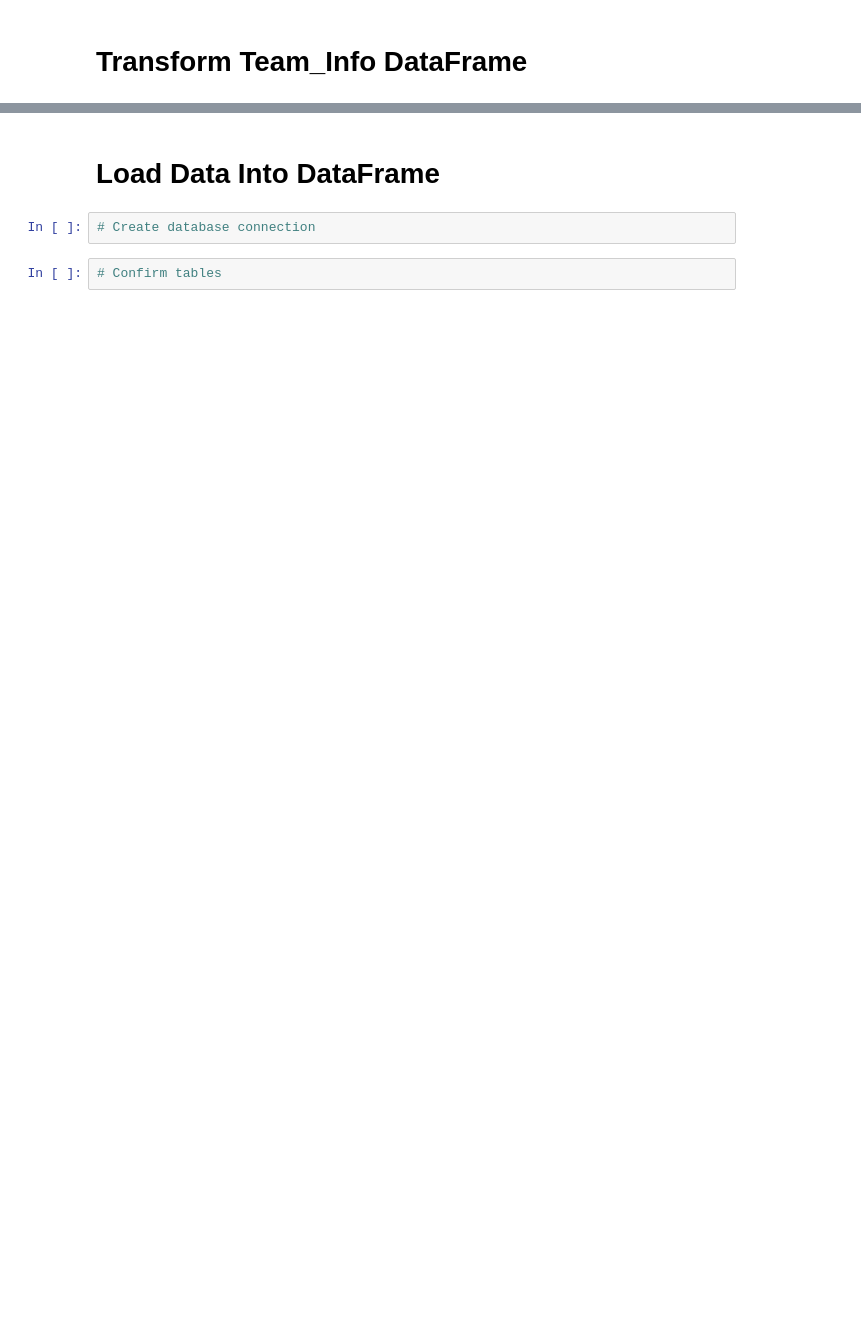
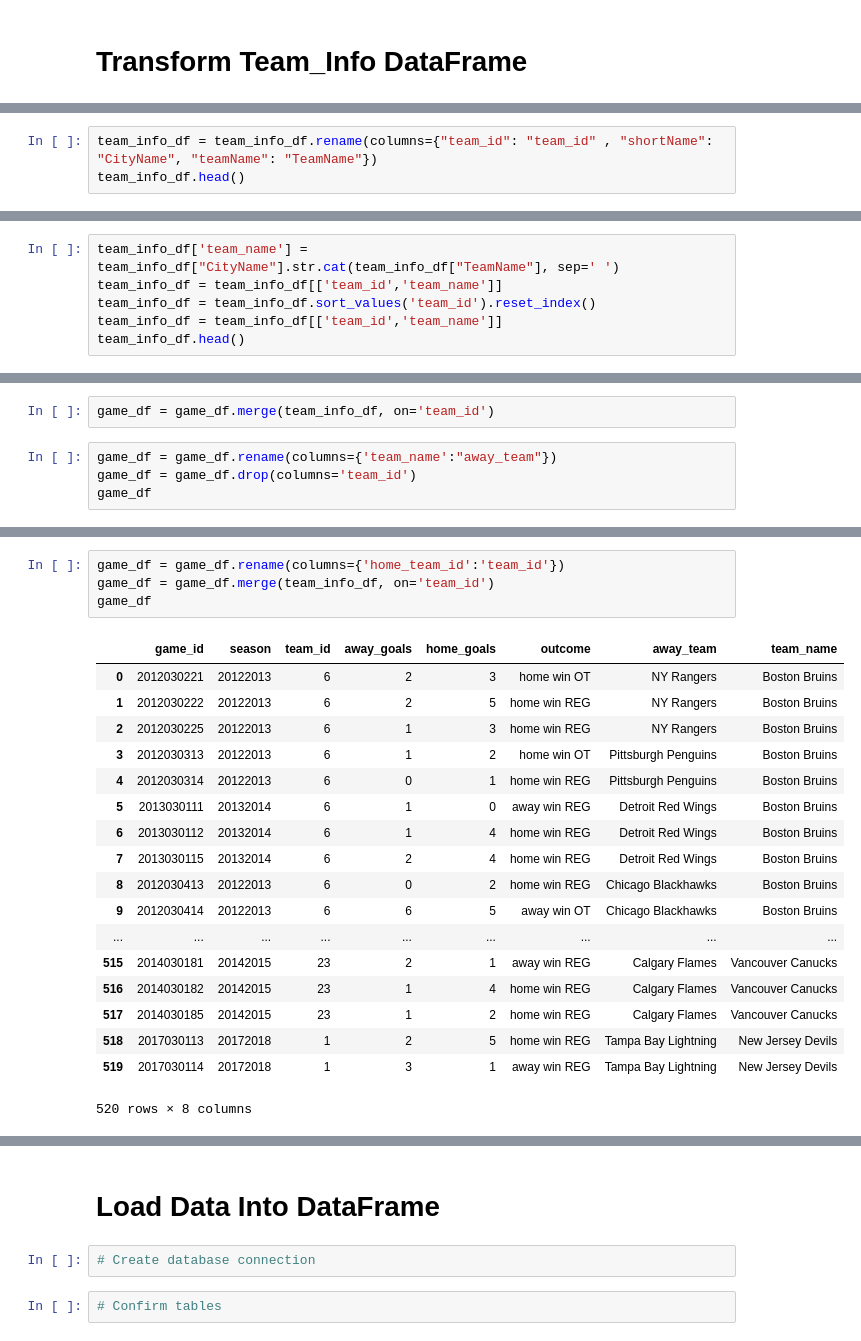
Before and after one commit to Mpalmese/ETL-project, a Jupyter notebook: ETL.ipynb, the cells around one changed output, grey strips where cells are left out. Drawn from its saved outputs; the diff is of its cells as text; blank space fills up the shorter version.

```diff
--- a/ETL.ipynb
+++ b/ETL.ipynb
@@ -37,0 +82,3 @@ team_info_df.head()
+# %%
+team_info_df = team_info_df.rename(columns={"team_id": "team_id" , "shortName": "CityName", "teamName": "TeamName"})
+team_info_df.head()
@@ -37,0 +92,6 @@ team_info_df.head()
+# %%
+team_info_df['team_name'] = team_info_df["CityName"].str.cat(team_info_df["TeamName"], sep=' ')
+team_info_df = team_info_df[['team_id','team_name']]
+team_info_df = team_info_df.sort_values('team_id').reset_index()
+team_info_df = team_info_df[['team_id','team_name']]
+team_info_df.head()
@@ -37,0 +109,6 @@ team_info_df.head()
+# %%
+game_df = game_df.merge(team_info_df, on='team_id')
+# %%
+game_df = game_df.rename(columns={'team_name':"away_team"})
+game_df = game_df.drop(columns='team_id')
+game_df
@@ -37,0 +134,23 @@ team_info_df.head()
+# %%
+game_df = game_df.rename(columns={'home_team_id':'team_id'})
+game_df = game_df.merge(team_info_df, on='team_id')
+game_df
+# %% [output]
+|  | game_id | season | team_id | away_goals | home_goals | outcome | away_team | team_name |
+| 0 | 2012030221 | 20122013 | 6 | 2 | 3 | home win OT | NY Rangers | Boston Bruins |
+| 1 | 2012030222 | 20122013 | 6 | 2 | 5 | home win REG | NY Rangers | Boston Bruins |
+| 2 | 2012030225 | 20122013 | 6 | 1 | 3 | home win REG | NY Rangers | Boston Bruins |
+| 3 | 2012030313 | 20122013 | 6 | 1 | 2 | home win OT | Pittsburgh Penguins | Boston Bruins |
+| 4 | 2012030314 | 20122013 | 6 | 0 | 1 | home win REG | Pittsburgh Penguins | Boston Bruins |
+| 5 | 2013030111 | 20132014 | 6 | 1 | 0 | away win REG | Detroit Red Wings | Boston Bruins |
+| 6 | 2013030112 | 20132014 | 6 | 1 | 4 | home win REG | Detroit Red Wings | Boston Bruins |
+| 7 | 2013030115 | 20132014 | 6 | 2 | 4 | home win REG | Detroit Red Wings | Boston Bruins |
+| 8 | 2012030413 | 20122013 | 6 | 0 | 2 | home win REG | Chicago Blackhawks | Boston Bruins |
+| 9 | 2012030414 | 20122013 | 6 | 6 | 5 | away win OT | Chicago Blackhawks | Boston Bruins |
+| ... | ... | ... | ... | ... | ... | ... | ... | ... |
+| 515 | 2014030181 | 20142015 | 23 | 2 | 1 | away win REG | Calgary Flames | Vancouver Canucks |
+| 516 | 2014030182 | 20142015 | 23 | 1 | 4 | home win REG | Calgary Flames | Vancouver Canucks |
+| 517 | 2014030185 | 20142015 | 23 | 1 | 2 | home win REG | Calgary Flames | Vancouver Canucks |
+| 518 | 2017030113 | 20172018 | 1 | 2 | 5 | home win REG | Tampa Bay Lightning | New Jersey Devils |
+| 519 | 2017030114 | 20172018 | 1 | 3 | 1 | away win REG | Tampa Bay Lightning | New Jersey Devils |
+520 rows × 8 columns
```
Also changed, not shown: parts of 12 cells of this notebook, 1 other file.
